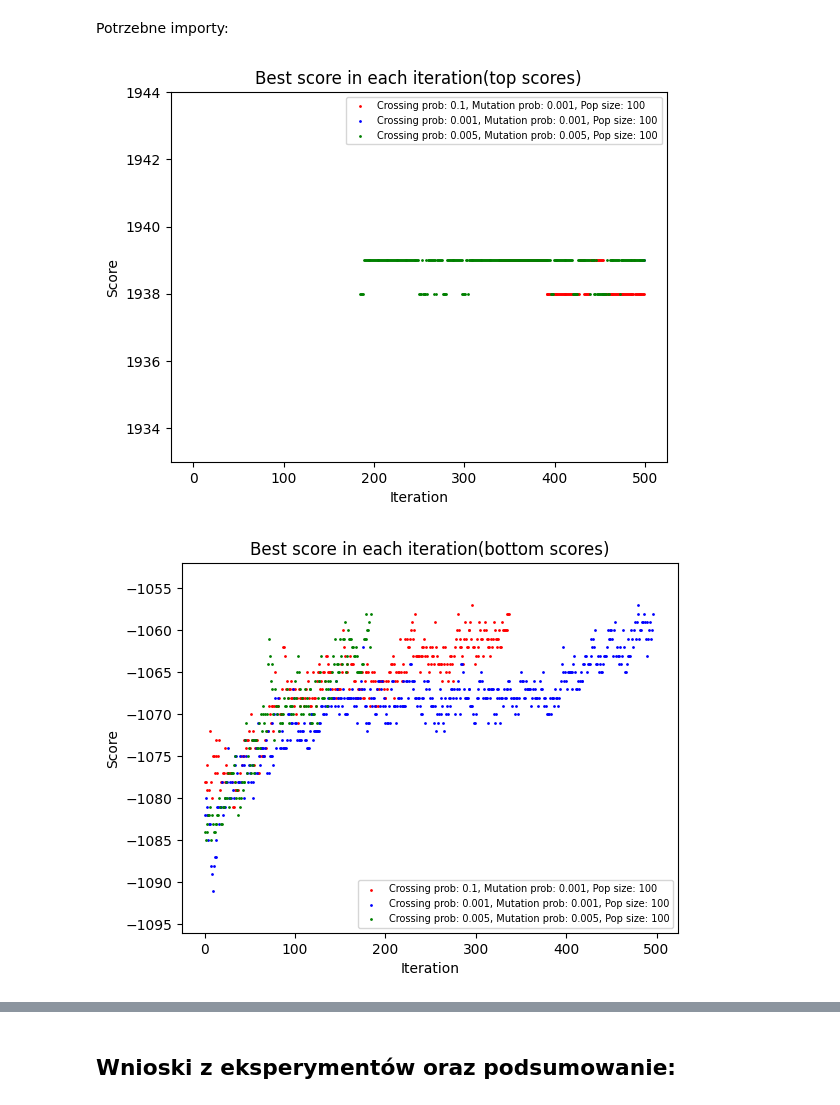
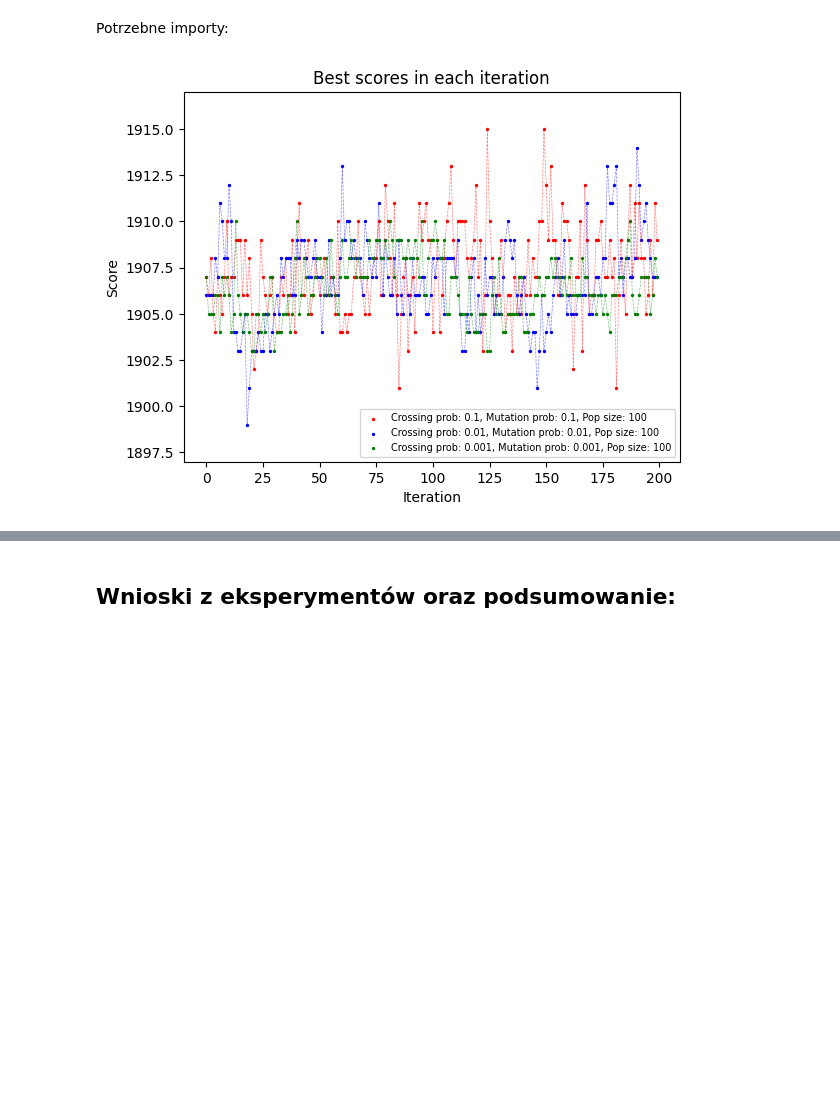
Before and after one commit to mbo009/WSI23Z, a Jupyter notebook: LAB02/raport.ipynb, the cells around one changed output, grey strips where cells are left out. Drawn from its saved outputs; the diff is of its cells as text; code cells hidden in the pictures; blank space fills up the shorter version.

```diff
--- a/LAB02/raport.ipynb
+++ b/LAB02/raport.ipynb
@@ -17,9 +17,7 @@ from measurements import getBSHistories, plotBSHistories
 # %%
-paramsArray = [[0.1, 0.001, 100], [0.001, 0.001, 100], [0.005, 0.005, 100]]
+paramsArray = [[0.1, 0.1, 100], [0.01, 0.01, 100], [0.001, 0.001, 100]]
 colorsArray = ["red", "blue", 'green']
-BSHistories = getBSHistories(paramsArray, 500)
-plotBSHistories(BSHistories, paramsArray, colorsArray, 1)
-plotBSHistories(BSHistories, paramsArray, colorsArray, -1)
+BSHistories, avgHistories = getSolverHistories(paramsArray, 200)
+plotHistories(BSHistories, paramsArray, colorsArray, "Best scores in each iteration", 1, True)
 # %% [output]
-[figure, old version]
+[figure, new version]
-[figure, removed]
```
Also changed, not shown: parts of 10 cells of this notebook, 3 other files.
